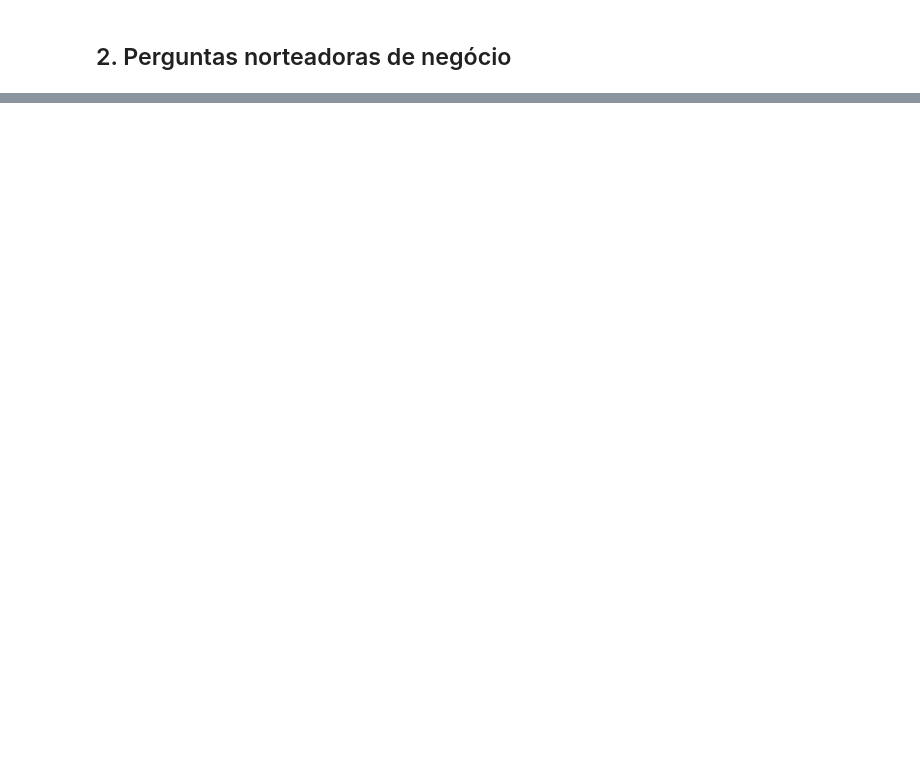
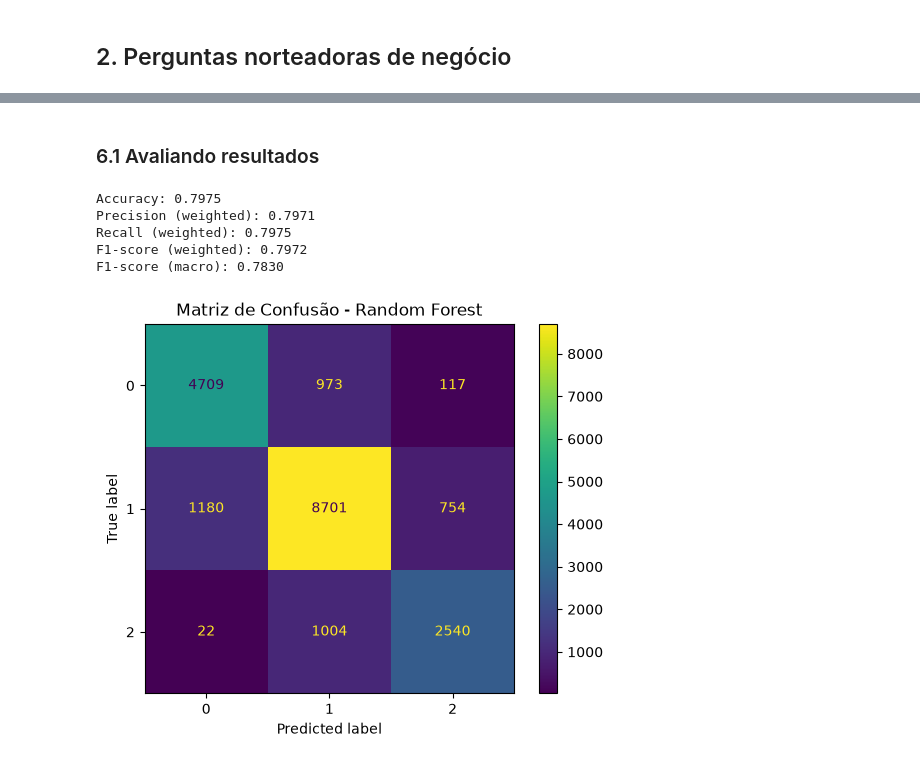
Before and after one commit to simires/Credit-Score-Classification, a Jupyter notebook: notebooks/04-modelagem.ipynb, the cells around one changed output, grey strips where cells are left out. Saved outputs shown, nothing was run; the diff lists cells and outputs as text; code cells hidden in the pictures; blank space fills up the shorter version.

```diff
--- a/notebooks/04-modelagem.ipynb
+++ b/notebooks/04-modelagem.ipynb
@@ -44,0 +144,23 @@ Para avaliar qual o melhor modelo para este problema, cada um será avaliado com
+# %%
+import src.pre_processamento.pre_processadores as pp
+
+# criando pré-processador do modelo de regressão logística
+preprocessador_log = pp.criar_preprocessador_logistico(
+    variaveis_numericas,
+    variaveis_ordinais,
+    variaveis_nominais,
+    ordinal_encoder,
+    onehot_encoder
+)
+#preprocessador_log.set_output(transform="pandas")
+
+
+# criando pré-processador dos modelos baseados em árvore
+preprocessador_tree = pp.criar_preprocessador_arvores(
+    variaveis_numericas,
+    variaveis_ordinais,
+    variaveis_nominais,
+    ordinal_encoder,
+    onehot_encoder
+)
+#preprocessador_tree.set_output(transform="pandas")
@@ -44,0 +174,5 @@ Para avaliar qual o melhor modelo para este problema, cada um será avaliado com
+# %%
+import src.pre_processamento.pipelines as pipe
+
+# criar as pipelines dos modelos
+pipeline_log, pipeline_rf, pipeline_lgbm = pipe.criar_pipelines(preprocessador_log, preprocessador_tree)
@@ -44,0 +325,2 @@ Para avaliar qual o melhor modelo para este problema, cada um será avaliado com
+# %%
+pipeline_rf.fit(X_train, y_train)
@@ -44,0 +345,5 @@ Para avaliar qual o melhor modelo para este problema, cada um será avaliado com
+# %%
+# avaliando o modelo treinado com o conjunto de teste rotulado
+pred = pipeline_rf.predict(X_test)
+# %% [markdown]
+### 6.1 Avaliando resultados
@@ -44,0 +352,12 @@ Para avaliar qual o melhor modelo para este problema, cada um será avaliado com
+# %%
+ver.metricas(y_test, pred)
+# %% [output]
+Accuracy: 0.7975
+Precision (weighted): 0.7971
+Recall (weighted): 0.7975
+F1-score (weighted): 0.7972
+F1-score (macro): 0.7830
+# %%
+ver.matriz_confusao(pipeline_rf, y_test, pred)
+# %% [output]
+[figure, added]
```
Also changed, not shown: parts of 58 cells of this notebook, 10 other files.
